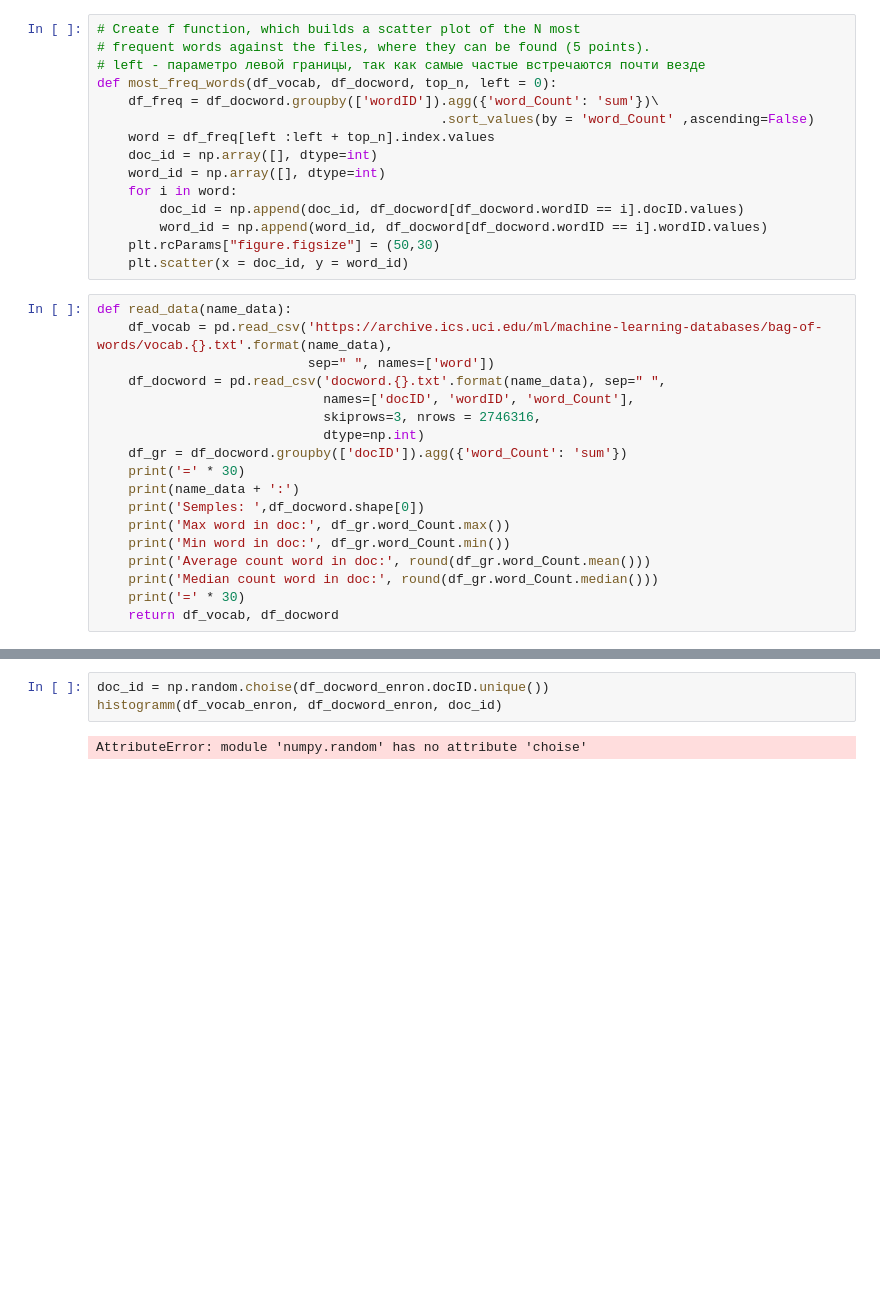
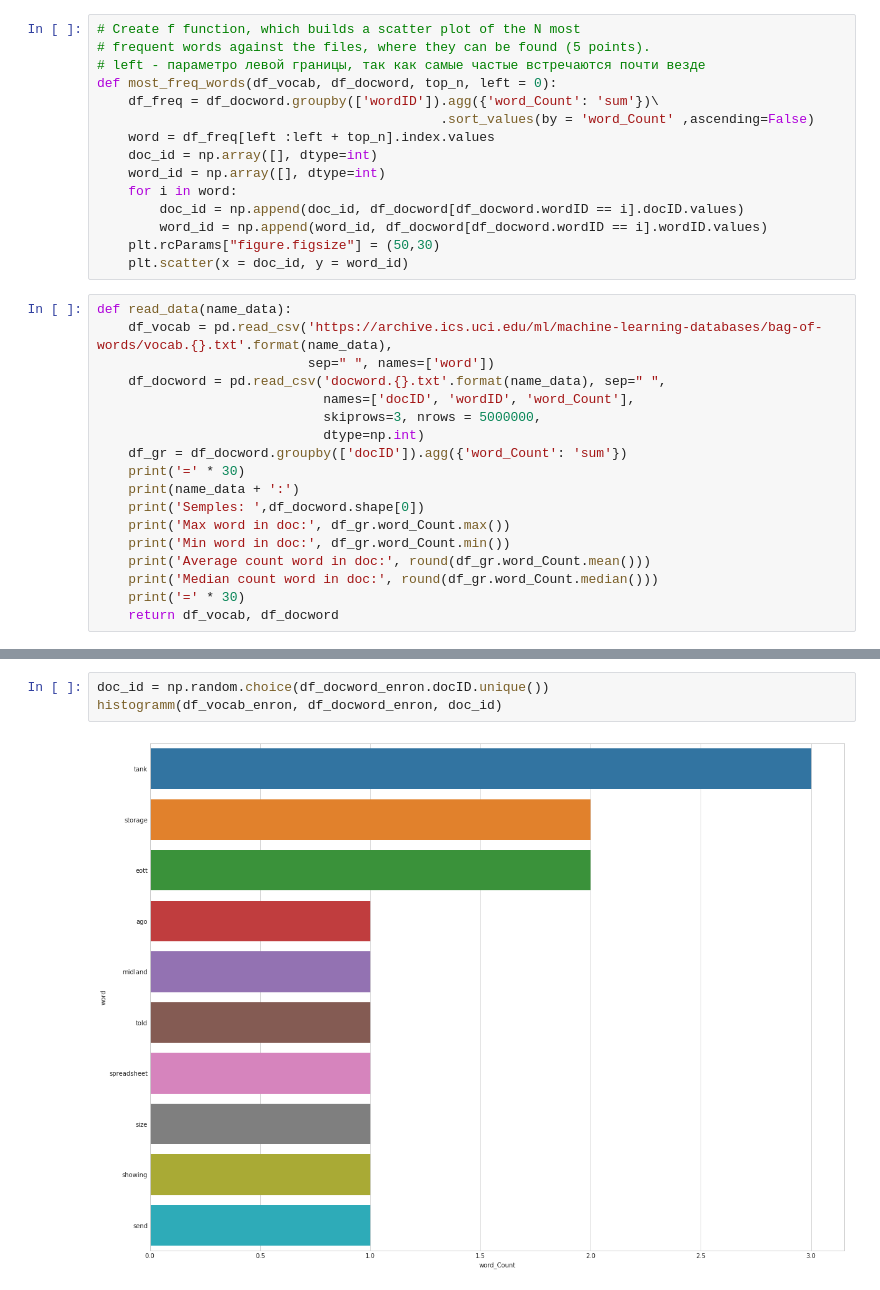
Before and after one commit to MaltsevAN/practicum_6_sem, a Jupyter notebook: python/HW 4 - NumPy.ipynb, the cells around one changed output, grey strips where cells are left out. Drawn from its saved outputs; the diff is of its cells as text; blank space fills up the shorter version.

```diff
--- a/python/HW 4 - NumPy.ipynb
+++ b/python/HW 4 - NumPy.ipynb
@@ -294,7 +294,7 @@ def read_data(name_data):
                            sep=" ", names=['word'])
     df_docword = pd.read_csv('docword.{}.txt'.format(name_data), sep=" ",
                              names=['docID', 'wordID', 'word_Count'],
-                             skiprows=3, nrows = 2746316,
+                             skiprows=3, nrows = 5000000,
                              dtype=np.int)
     df_gr = df_docword.groupby(['docID']).agg({'word_Count': 'sum'})
     print('=' * 30)
@@ -333,7 +335,7 @@ Median count word in doc: 1300
 ==============================
 # %%
-doc_id = np.random.choise(df_docword_enron.docID.unique())
+doc_id = np.random.choice(df_docword_enron.docID.unique())
 histogramm(df_vocab_enron, df_docword_enron, doc_id)
 # %% [output]
-AttributeError: module 'numpy.random' has no attribute 'choise'
+[figure, added]
 # %%
```
Also changed, not shown: parts of 17 cells of this notebook.
